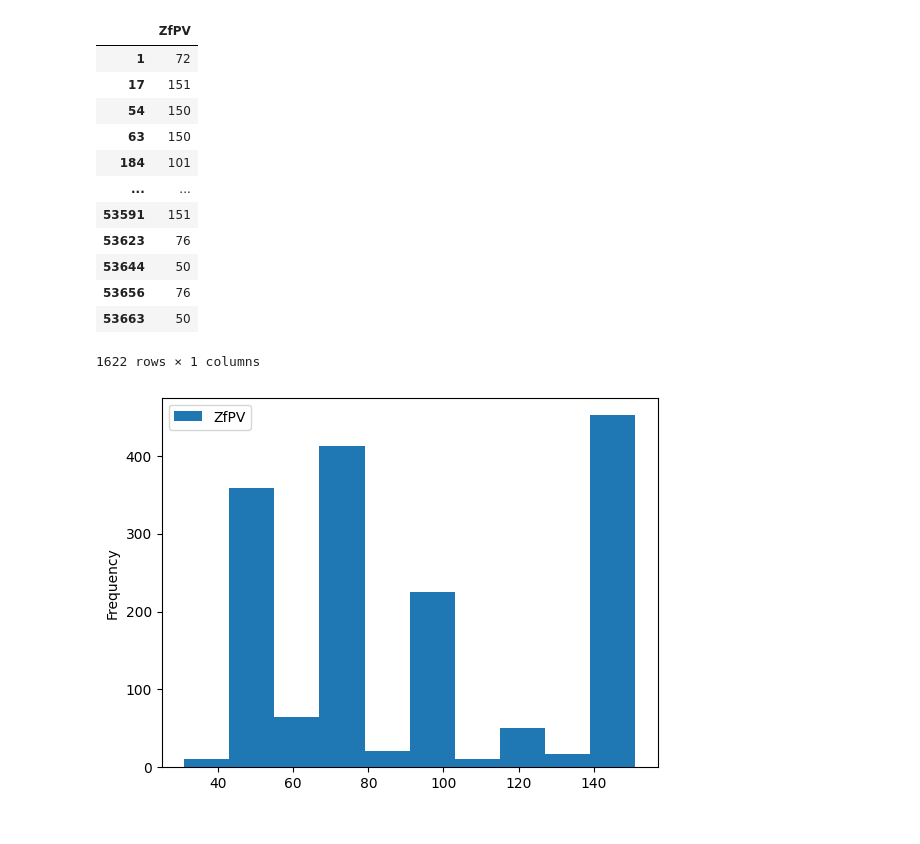
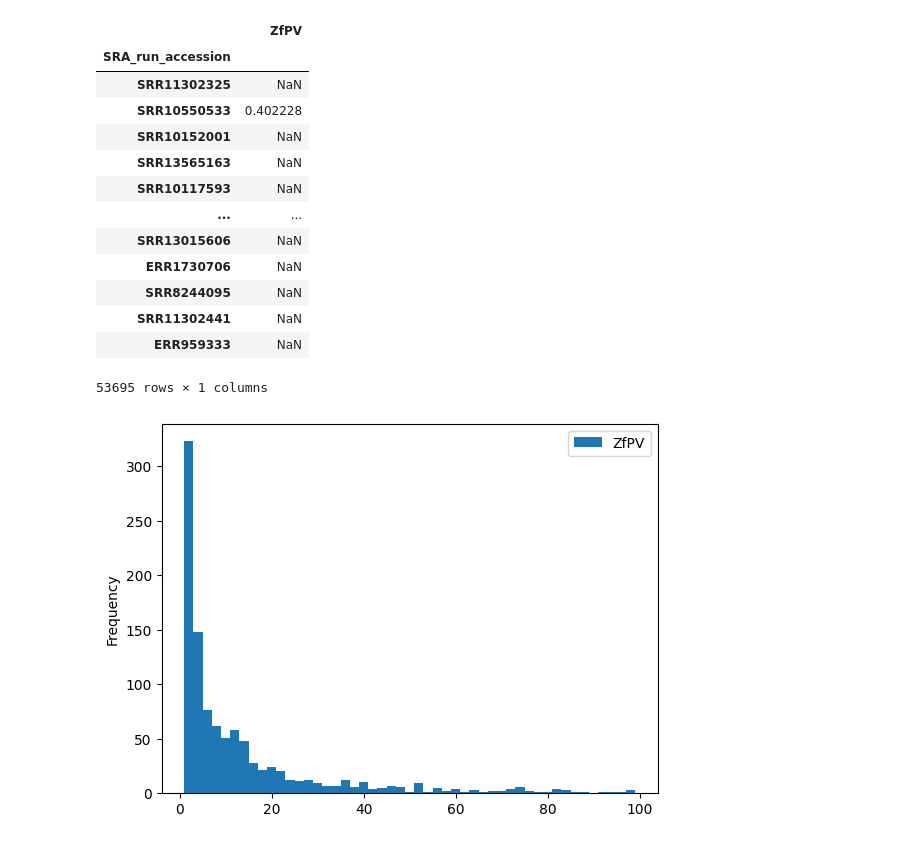
Before and after one commit to czbiohub-sf/RNAquarium, a Jupyter notebook: src/Serratus_Lite/scripts/Classification.ipynb, the cells around one changed output. Saved outputs shown, nothing was run; the diff lists cells and outputs as text; code cells hidden in the pictures.

```diff
--- a/src/Serratus_Lite/scripts/Classification.ipynb
+++ b/src/Serratus_Lite/scripts/Classification.ipynb
@@ -57,7 +63,8 @@ zpoxv_df
 # %%
-values_df = pd.concat([ZfPV_df['readlength'], zpico_df['readlength'], zpoxv_df['readlength']],
+aln_df = pd.concat([ZfPV_df['aln'], zpico_df['aln'], zpoxv_df['aln']],
                       axis=1,
                       keys=['ZfPV', 'zpico', 'zpoxv'])
-values_df
+# aln_df = aln_df.fillna(0)
+aln_df
 # %% [output]
 |  | ZfPV | zpico | zpoxv |
@@ -75 +83,5 @@ values_df
 53695 rows × 3 columns
+# %%
+zf_counts_df = pd.read_csv('../zf_counts.csv', index_col='GeneID')
+zf_counts_df.index.name = 'SRA_run_accession'
+zf_counts_df
@@ -75,0 +103,3 @@ values_df
+# %%
+values_df = aln_df.merge(zf_counts_df, left_on='SRA_run_accession', right_on='SRA_run_accession', how='inner')
+values_df
@@ -75,0 +121,3 @@ values_df
+# %%
+normed_values_df = values_df.drop('reads', axis=1).multiply(10e+6).div(values_df['reads'], axis=0)
+normed_values_df
@@ -76,25 +139,21 @@ values_df
 # %%
-ZfPV_nonzero = pd.DataFrame(values_df[values_df['ZfPV'] != 0]['ZfPV'])
-ZfPV_nonzero.plot.hist()
+ZfPV_nonzero = pd.DataFrame(normed_values_df[normed_values_df['ZfPV'] != 0]['ZfPV'])
+ZfPV_nonzero.plot.hist(logx=False, bins=list(range(1,100,2)))
 ZfPV_nonzero
 # bins:
-# x = 0
-# 0 < x <= 60
-# 60 < x <= 90
-# 90 < x <= 120
-# x > 120
 # %% [output]
 |  | ZfPV |
-| 1 | 72 |
-| 17 | 151 |
-| 54 | 150 |
-| 63 | 150 |
-| 184 | 101 |
+| SRA_run_accession |  |
+| SRR11302325 | NaN |
+| SRR10550533 | 0.402228 |
+| SRR10152001 | NaN |
+| SRR13565163 | NaN |
+| SRR10117593 | NaN |
 | ... | ... |
-| 53591 | 151 |
-| 53623 | 76 |
-| 53644 | 50 |
-| 53656 | 76 |
-| 53663 | 50 |
+| SRR13015606 | NaN |
+| ERR1730706 | NaN |
+| SRR8244095 | NaN |
+| SRR11302441 | NaN |
+| ERR959333 | NaN |
-1622 rows × 1 columns
+53695 rows × 1 columns
-[figure, old version]
+[figure, new version]
```
Also changed, not shown: parts of 18 cells of this notebook, 9 other files.
